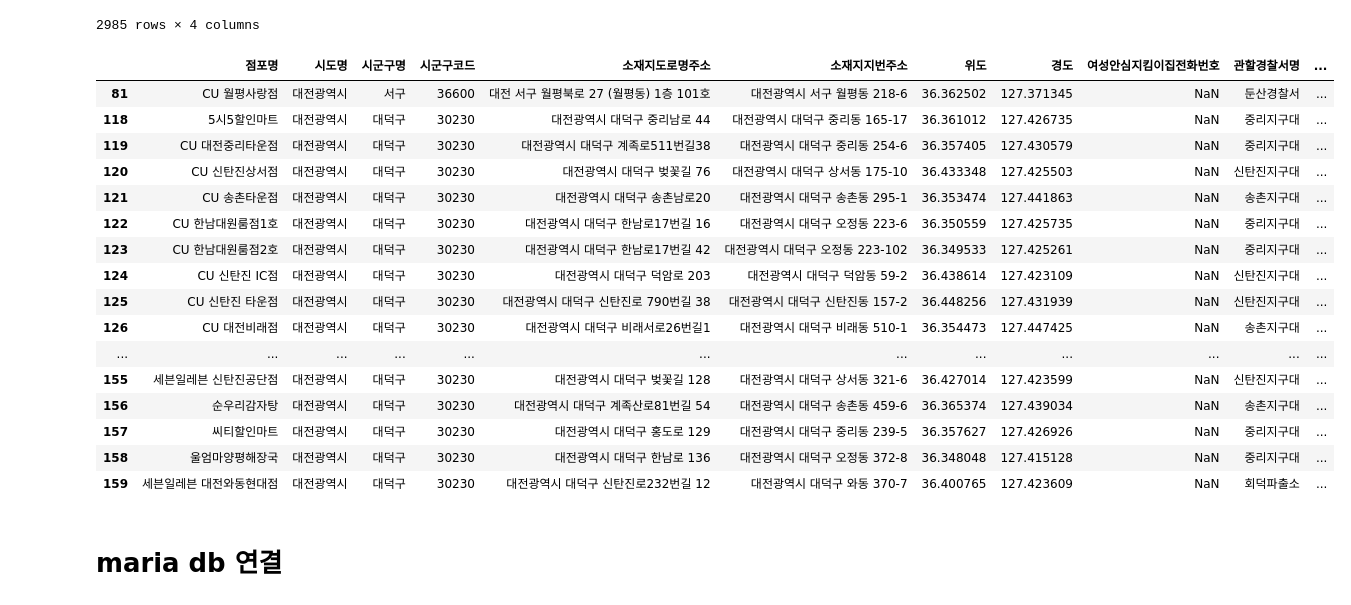
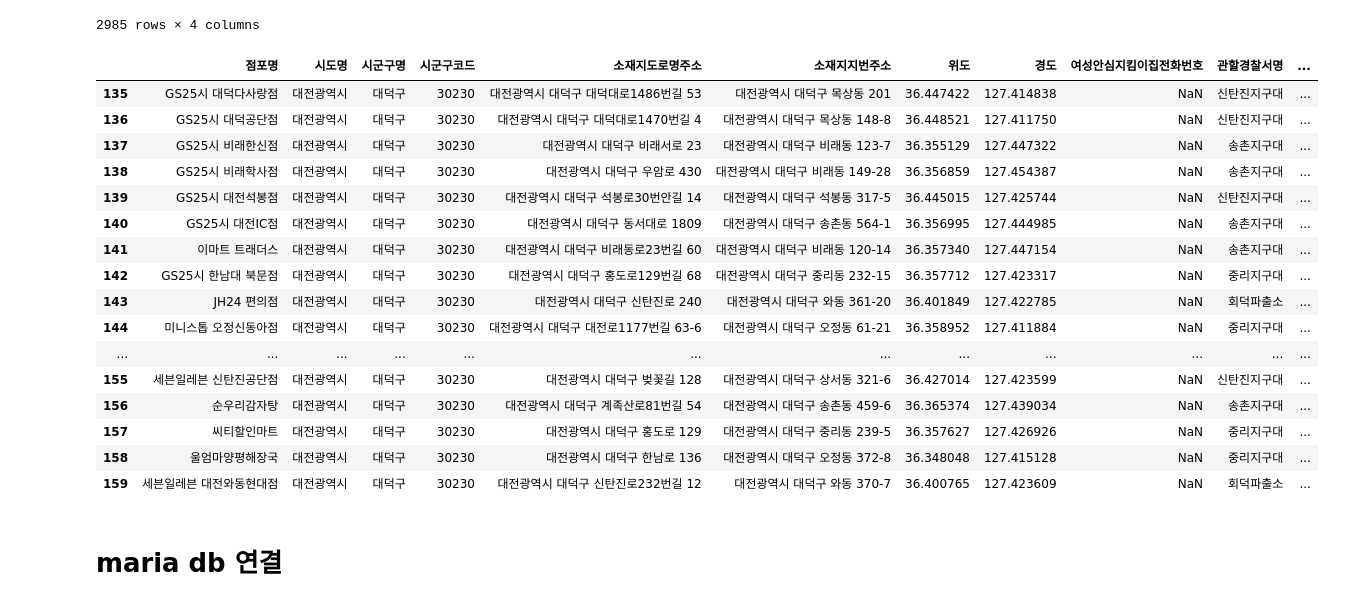
Before and after one commit to Bom-E/pythonDaejeon, a Jupyter notebook: dataframe_and_table.ipynb, the cells around one changed output. Cells and saved outputs as stored; diff of their text form; code cells hidden in the pictures.

Commit message:
missing data 2

```diff
--- a/dataframe_and_table.ipynb
+++ b/dataframe_and_table.ipynb
@@ -194,25 +194,41 @@ df_result
 df_result[df_result.isna().any(axis=1)]
 
 # 폐업신고 한 가게 행 삭제
-drop_data = [22, 61, 74]
+drop_data = [22, 61, 74, 118, 126]
 df_result.drop(drop_data, axis=0, inplace=True)
 
 # 전화번호 NaN 수정
 # iat으로 하니까 기존 데이터의 인덱스에 데이터가 덧씌워진다...
 # 레이어 기준이 아니라 위치 기준이라서 그럴 가능성이 큰 듯. 게다가 행 삭제 하고 인덱스 재지정도 안 해줬으니...
 # 폐업 파악 후 인덱스 재지정 해주자. (그러고 iat으로 잘못 지정한 전화번호 값 2개도 수정해야함...)
-df_result.at[31, '여성안심지킴이집전화번호'] = '1577-8007'
-df_result.at[32, '여성안심지킴이집전화번호'] = '02-6916-1500'
+df_result.at[31, '여성안심지킴이집전화번호'] = '전화번호 없음 (CU 소비자보호센터: 1577-8007)'
+df_result.at[32, '여성안심지킴이집전화번호'] = '전화번호 없음 (이마트24 소비자보호센터: 02-6916-1500)'
 df_result.at[33, '여성안심지킴이집전화번호'] = '070-7740-0008'
 df_result.at[34, '여성안심지킴이집전화번호'] = '전화번호 없음'
-df_result.at[40, '여성안심지킴이집전화번호'] = '1577-8007'
-df_result.at[42, '여성안심지킴이집전화번호'] = '1577-8007'
+df_result.at[40, '여성안심지킴이집전화번호'] = '전화번호 없음 (CU 소비자보호센터: 1577-8007)'
+df_result.at[42, '여성안심지킴이집전화번호'] = '전화번호 없음 (CU 소비자보호센터: 1577-8007)'
 df_result.at[48, '여성안심지킴이집전화번호'] = '042-522-7433'
-df_result.at[51, '여성안심지킴이집전화번호'] = '1577-8007'
-df_result.at[52, '여성안심지킴이집전화번호'] = '1577-8007'
-df_result.at[53, '여성안심지킴이집전화번호'] = '1577-8007'
-df_result.at[71, '여성안심지킴이집전화번호'] = '1577-8007'
+df_result.at[51, '여성안심지킴이집전화번호'] = '전화번호 없음 (CU 소비자보호센터: 1577-8007)'
+df_result.at[52, '여성안심지킴이집전화번호'] = '전화번호 없음 (CU 소비자보호센터: 1577-8007)'
+df_result.at[53, '여성안심지킴이집전화번호'] = '전화번호 없음 (CU 소비자보호센터: 1577-8007)'
+df_result.at[71, '여성안심지킴이집전화번호'] = '전화번호 없음 (CU 소비자보호센터: 1577-8007)'
 df_result.at[75, '여성안심지킴이집전화번호'] = '080-999-5425'
+df_result.at[81, '여성안심지킴이집전화번호'] = '전화번호 없음 (CU 소비자보호센터: 1577-8007)'
+df_result.at[119, '여성안심지킴이집전화번호'] = '0507-1320-1326'
+df_result.at[120, '여성안심지킴이집전화번호'] = '전화번호 없음 (CU 소비자보호센터: 1577-8007)'
+df_result.at[121, '여성안심지킴이집전화번호'] = '전화번호 없음 (CU 소비자보호센터: 1577-8007)'
+df_result.at[122, '여성안심지킴이집전화번호'] = '전화번호 없음 (CU 소비자보호센터: 1577-8007)'
+df_result.at[123, '여성안심지킴이집전화번호'] = '전화번호 없음 (CU 소비자보호센터: 1577-8007)'
+df_result.at[124, '여성안심지킴이집전화번호'] = '전화번호 없음 (CU 소비자보호센터: 1577-8007)'
+df_result.at[125, '여성안심지킴이집전화번호'] = '전화번호 없음 (CU 소비자보호센터: 1577-8007)'
+df_result.at[127, '여성안심지킴이집전화번호'] = '전화번호 없음'
+df_result.at[128, '여성안심지킴이집전화번호'] = '042-271-8401'
+df_result.at[129, '여성안심지킴이집전화번호'] = '080-999-5425'
+df_result.at[130, '여성안심지킴이집전화번호'] = '042-622-0464'
+df_result.at[131, '여성안심지킴이집전화번호'] = '042-631-7005'
+df_result.at[132, '여성안심지킴이집전화번호'] = '전화번호 없음 (GS 소비자보호센터: 080-999-5425)'
+df_result.at[133, '여성안심지킴이집전화번호'] = '042-533-6410'
+df_result.at[134, '여성안심지킴이집전화번호'] = '전화번호 없음 (GS 소비자보호센터: 080-999-5425)'
 
 # 카카오주소 api를 통해 지번주소가 NaN 제거
 
@@ -268,43 +284,45 @@ del copy_df
 
 # 전화번호가 없는 지점(결측치 처리 후 마지막에 할 것.)
 # df_result['여성안심지킴이집전화번호'].fillna('전화번호 없음', inplace=True)
 
 # 인덱스 재지정(이것도 결측치 처리 후 마지막에 할 것.)
 # df_result.reset_index(drop=True, inplace=True)
 
 df_result[df_result.isna().any(axis=1)]
 
 df_result[df_result['소재지지번주소'] == '주소를 찾을 수 없습니다.']
 
 # 1. 주소를 찾을 수 없습니다. 주소 찾아서 넣기, 안 된 이유가 뭔지 분석하기
 # CU월평사랑점 : 도로명 주소에 건물 번호와 건물 명이 함께 붙어있음(정작 도로명 주소를 검색하면 건물 명은 안 뜸)
 # GS월평타운점 : 도로명 주소에 건물 번호와 . + 층명 함께 붙어있음(정작 도로명 주소를 검색하면 번호는 안 뜸)
 # 아마트24 월평중앙점 : 위와 이하동문
 
 # 데이터 재가공
 df_result.at[81, '소재지도로명주소'] = '대전 서구 월평북로 27 (월평동) 1층 101호'
 df_result.at[81, '소재지지번주소'] = '대전광역시 서구 월평동 218-6'
 df_result.at[82, '소재지도로명주소'] = '대전광역시 서구 월평서로6번길 26'
 df_result.at[82, '소재지지번주소'] = '대전광역시 서구 월평동 1069'
 df_result.at[83, '소재지도로명주소'] = '대전광역시 서구 계룡로231번길 9'
 df_result.at[83, '소재지지번주소'] = '대전광역시 서구 월평동 1407'
 
+df_result.at[131, '점포명'] = 'GS25시 대전법동점'
+
 # 데이터 확인
 df_result[df_result['점포명'] == 'CU 월평사랑점']
 
 df_result[df_result.isna().any(axis=1)]
 # %% [output]
 |  | 점포명 | 시도명 | 시군구명 | 시군구코드 | 소재지도로명주소 | 소재지지번주소 | 위도 | 경도 | 여성안심지킴이집전화번호 | 관할경찰서명 | ... |
-| 81 | CU 월평사랑점 | 대전광역시 | 서구 | 36600 | 대전 서구 월평북로 27 (월평동) 1층 101호 | 대전광역시 서구 월평동 218-6 | 36.362502 | 127.371345 | NaN | 둔산경찰서 | ... |
-| 118 | 5시5할인마트 | 대전광역시 | 대덕구 | 30230 | 대전광역시 대덕구 중리남로 44 | 대전광역시 대덕구 중리동 165-17 | 36.361012 | 127.426735 | NaN | 중리지구대 | ... |
-| 119 | CU 대전중리타운점 | 대전광역시 | 대덕구 | 30230 | 대전광역시 대덕구 계족로511번길38 | 대전광역시 대덕구 중리동 254-6 | 36.357405 | 127.430579 | NaN | 중리지구대 | ... |
-| 120 | CU 신탄진상서점 | 대전광역시 | 대덕구 | 30230 | 대전광역시 대덕구 벚꽃길 76 | 대전광역시 대덕구 상서동 175-10 | 36.433348 | 127.425503 | NaN | 신탄진지구대 | ... |
-| 121 | CU 송촌타운점 | 대전광역시 | 대덕구 | 30230 | 대전광역시 대덕구 송촌남로20 | 대전광역시 대덕구 송촌동 295-1 | 36.353474 | 127.441863 | NaN | 송촌지구대 | ... |
-| 122 | CU 한남대원룸점1호 | 대전광역시 | 대덕구 | 30230 | 대전광역시 대덕구 한남로17번길 16 | 대전광역시 대덕구 오정동 223-6 | 36.350559 | 127.425735 | NaN | 중리지구대 | ... |
-| 123 | CU 한남대원룸점2호 | 대전광역시 | 대덕구 | 30230 | 대전광역시 대덕구 한남로17번길 42 | 대전광역시 대덕구 오정동 223-102 | 36.349533 | 127.425261 | NaN | 중리지구대 | ... |
-| 124 | CU 신탄진 IC점 | 대전광역시 | 대덕구 | 30230 | 대전광역시 대덕구 덕암로 203 | 대전광역시 대덕구 덕암동 59-2 | 36.438614 | 127.423109 | NaN | 신탄진지구대 | ... |
-| 125 | CU 신탄진 타운점 | 대전광역시 | 대덕구 | 30230 | 대전광역시 대덕구 신탄진로 790번길 38 | 대전광역시 대덕구 신탄진동 157-2 | 36.448256 | 127.431939 | NaN | 신탄진지구대 | ... |
-| 126 | CU 대전비래점 | 대전광역시 | 대덕구 | 30230 | 대전광역시 대덕구 비래서로26번길1 | 대전광역시 대덕구 비래동 510-1 | 36.354473 | 127.447425 | NaN | 송촌지구대 | ... |
+| 135 | GS25시 대덕다사랑점 | 대전광역시 | 대덕구 | 30230 | 대전광역시 대덕구 대덕대로1486번길 53 | 대전광역시 대덕구 목상동 201 | 36.447422 | 127.414838 | NaN | 신탄진지구대 | ... |
+| 136 | GS25시 대덕공단점 | 대전광역시 | 대덕구 | 30230 | 대전광역시 대덕구 대덕대로1470번길 4 | 대전광역시 대덕구 목상동 148-8 | 36.448521 | 127.411750 | NaN | 신탄진지구대 | ... |
+| 137 | GS25시 비래한신점 | 대전광역시 | 대덕구 | 30230 | 대전광역시 대덕구 비래서로 23 | 대전광역시 대덕구 비래동 123-7 | 36.355129 | 127.447322 | NaN | 송촌지구대 | ... |
+| 138 | GS25시 비래학사점 | 대전광역시 | 대덕구 | 30230 | 대전광역시 대덕구 우암로 430 | 대전광역시 대덕구 비래동 149-28 | 36.356859 | 127.454387 | NaN | 송촌지구대 | ... |
+| 139 | GS25시 대전석봉점 | 대전광역시 | 대덕구 | 30230 | 대전광역시 대덕구 석봉로30번안길 14 | 대전광역시 대덕구 석봉동 317-5 | 36.445015 | 127.425744 | NaN | 신탄진지구대 | ... |
+| 140 | GS25시 대전IC점 | 대전광역시 | 대덕구 | 30230 | 대전광역시 대덕구 동서대로 1809 | 대전광역시 대덕구 송촌동 564-1 | 36.356995 | 127.444985 | NaN | 송촌지구대 | ... |
+| 141 | 이마트 트래더스 | 대전광역시 | 대덕구 | 30230 | 대전광역시 대덕구 비래동로23번길 60 | 대전광역시 대덕구 비래동 120-14 | 36.357340 | 127.447154 | NaN | 송촌지구대 | ... |
+| 142 | GS25시 한남대 북문점 | 대전광역시 | 대덕구 | 30230 | 대전광역시 대덕구 홍도로129번길 68 | 대전광역시 대덕구 중리동 232-15 | 36.357712 | 127.423317 | NaN | 중리지구대 | ... |
+| 143 | JH24 편의점 | 대전광역시 | 대덕구 | 30230 | 대전광역시 대덕구 신탄진로 240 | 대전광역시 대덕구 와동 361-20 | 36.401849 | 127.422785 | NaN | 회덕파출소 | ... |
+| 144 | 미니스톱 오정신동아점 | 대전광역시 | 대덕구 | 30230 | 대전광역시 대덕구 대전로1177번길 63-6 | 대전광역시 대덕구 오정동 61-21 | 36.358952 | 127.411884 | NaN | 중리지구대 | ... |
 | ... | ... | ... | ... | ... | ... | ... | ... | ... | ... | ... | ... |
 | 155 | 세븐일레븐 신탄진공단점 | 대전광역시 | 대덕구 | 30230 | 대전광역시 대덕구 벚꽃길 128 | 대전광역시 대덕구 상서동 321-6 | 36.427014 | 127.423599 | NaN | 신탄진지구대 | ... |
 | 156 | 순우리감자탕 | 대전광역시 | 대덕구 | 30230 | 대전광역시 대덕구 계족산로81번길 54 | 대전광역시 대덕구 송촌동 459-6 | 36.365374 | 127.439034 | NaN | 송촌지구대 | ... |
```
